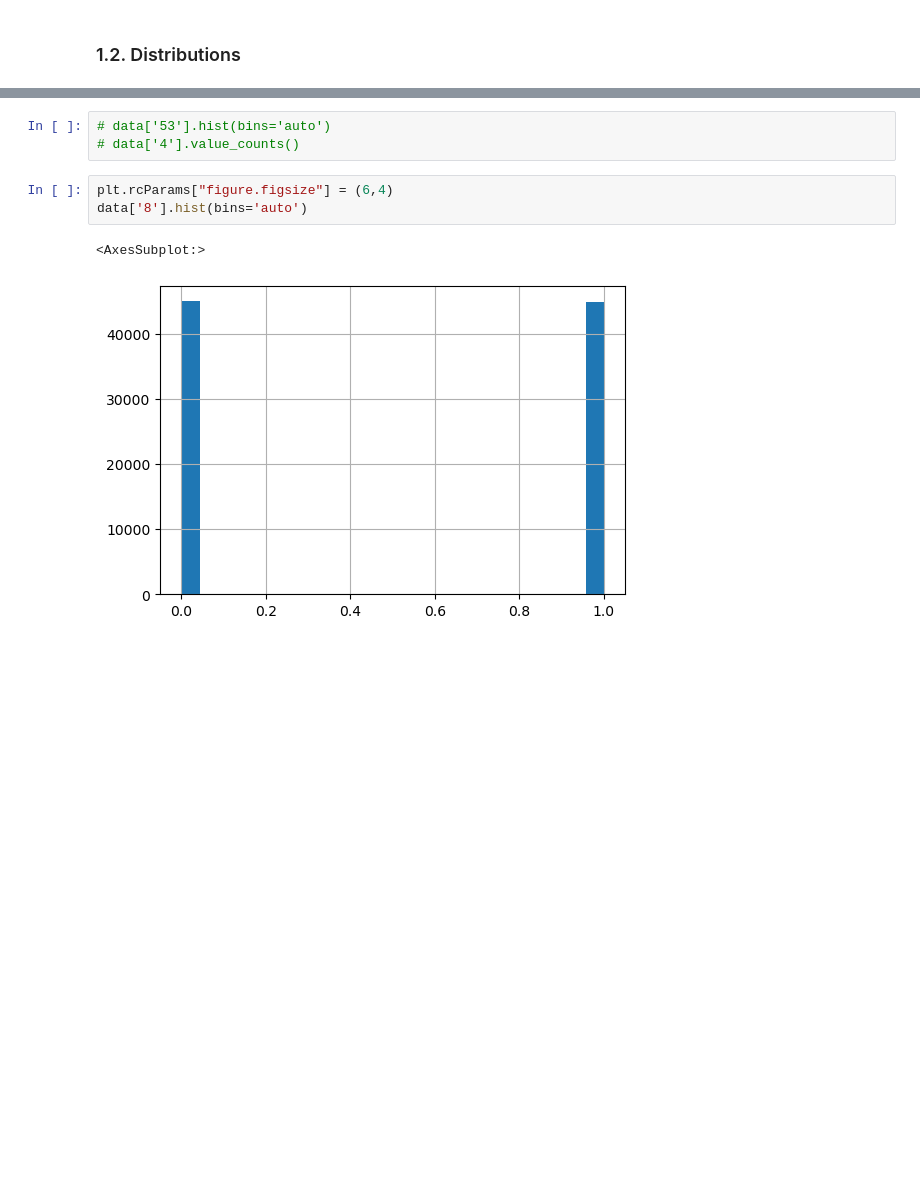
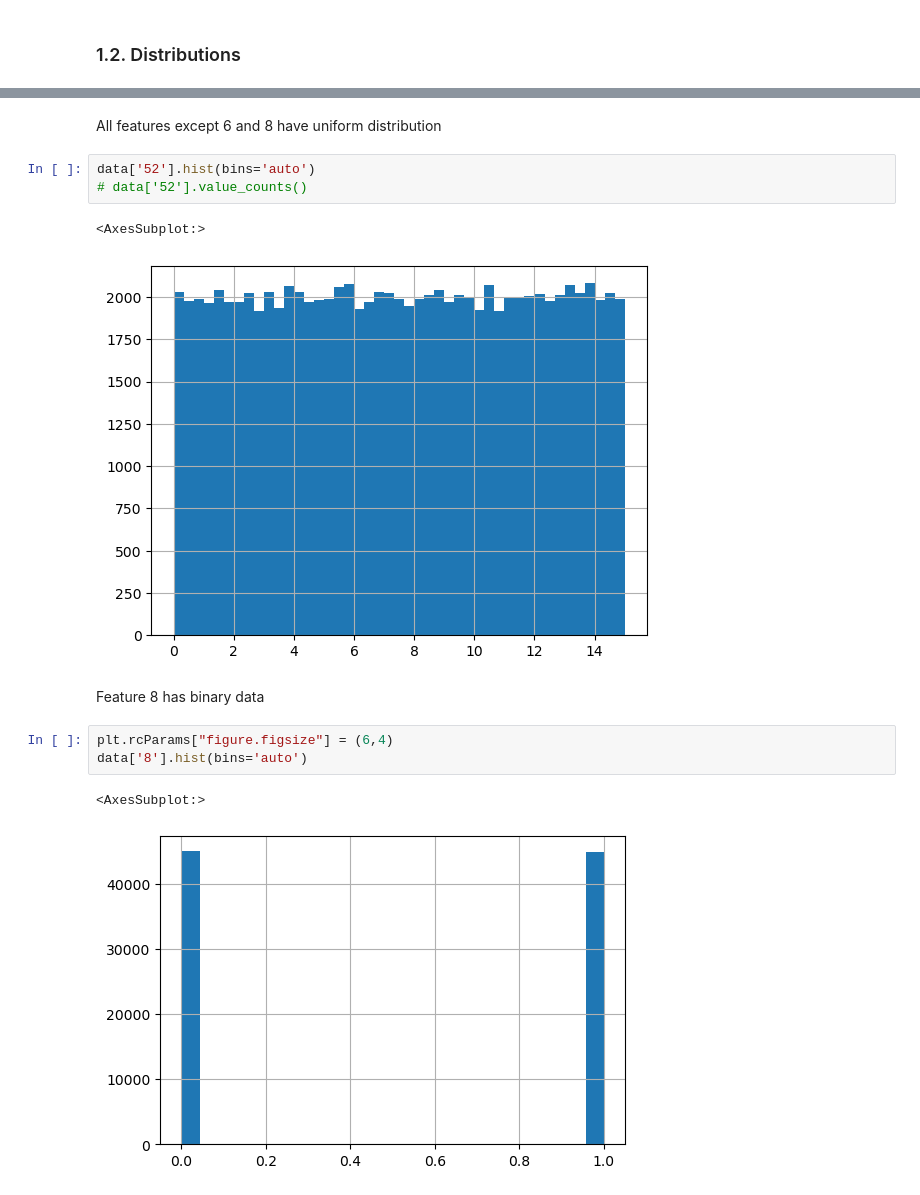
Before and after one commit to sotula/gml-regression, a Jupyter notebook: Data_analysis.ipynb, the cells around one changed output, grey strips where cells are left out. Saved outputs shown, nothing was run; the diff lists cells and outputs as text; blank space fills up the shorter version.

```diff
--- a/Data_analysis.ipynb
+++ b/Data_analysis.ipynb
@@ -91,6 +105,13 @@ data.iloc[:, 40:60]
+# %% [markdown]
+All features except 6 and 8 have uniform distribution
 # %%
-# data['53'].hist(bins='auto')
-# data['4'].value_counts()
+data['52'].hist(bins='auto')
+# data['52'].value_counts()
+# %% [output]
+<AxesSubplot:>
+[figure, added]
+# %% [markdown]
+Feature 8 has binary data
 # %%
 plt.rcParams["figure.figsize"] = (6,4)
 data['8'].hist(bins='auto')
```
Also changed, not shown: parts of 39 cells of this notebook, 9 other files.
